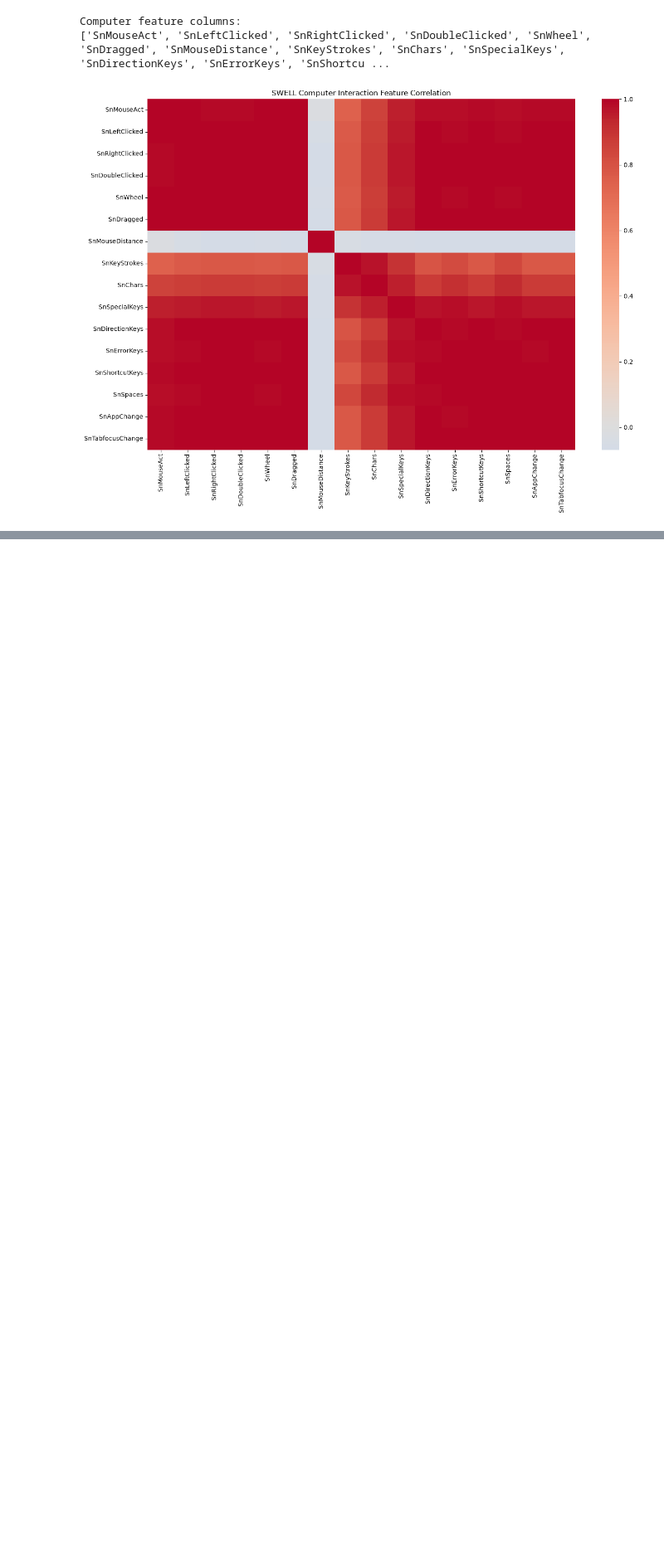
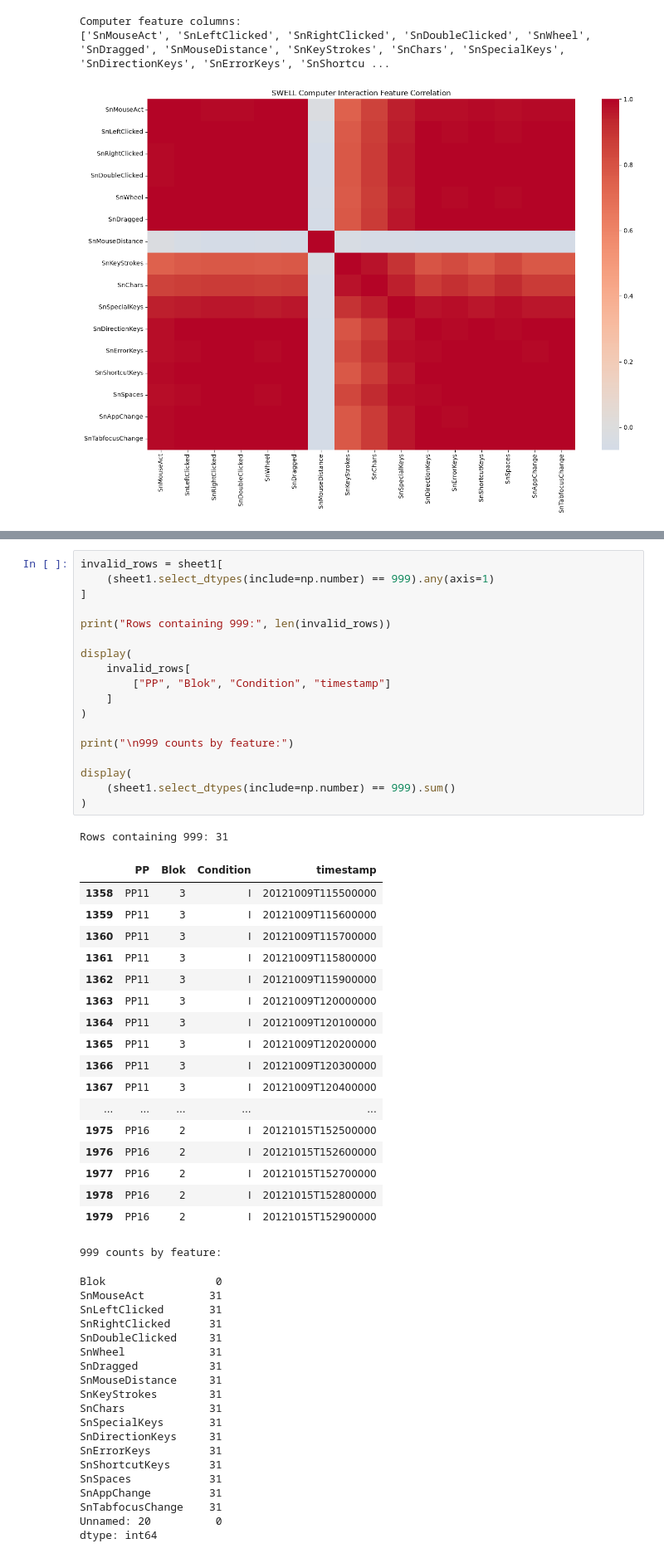
Before and after one commit to Drag0nop/NeuroSync, a Jupyter notebook: experiments/notebooks/03_dataset_exploration.ipynb, the cells around one changed output, grey strips where cells are left out. Shown at 83% size. Drawn from its saved outputs; the diff is of its cells as text; blank space fills up the shorter version.

```diff
--- a/experiments/notebooks/03_dataset_exploration.ipynb
+++ b/experiments/notebooks/03_dataset_exploration.ipynb
@@ -1095,0 +1222,57 @@ Computer feature columns:
+# %%
+invalid_rows = sheet1[
+    (sheet1.select_dtypes(include=np.number) == 999).any(axis=1)
+]
+
+print("Rows containing 999:", len(invalid_rows))
+
+display(
+    invalid_rows[
+        ["PP", "Blok", "Condition", "timestamp"]
+    ]
+)
+
+print("\n999 counts by feature:")
+
+display(
+    (sheet1.select_dtypes(include=np.number) == 999).sum()
+)
+# %% [output]
+Rows containing 999: 31
+|  | PP | Blok | Condition | timestamp |
+| 1358 | PP11 | 3 | I | 20121009T115500000 |
+| 1359 | PP11 | 3 | I | 20121009T115600000 |
+| 1360 | PP11 | 3 | I | 20121009T115700000 |
+| 1361 | PP11 | 3 | I | 20121009T115800000 |
+| 1362 | PP11 | 3 | I | 20121009T115900000 |
+| 1363 | PP11 | 3 | I | 20121009T120000000 |
+| 1364 | PP11 | 3 | I | 20121009T120100000 |
+| 1365 | PP11 | 3 | I | 20121009T120200000 |
+| 1366 | PP11 | 3 | I | 20121009T120300000 |
+| 1367 | PP11 | 3 | I | 20121009T120400000 |
+| ... | ... | ... | ... | ... |
+| 1975 | PP16 | 2 | I | 20121015T152500000 |
+| 1976 | PP16 | 2 | I | 20121015T152600000 |
+| 1977 | PP16 | 2 | I | 20121015T152700000 |
+| 1978 | PP16 | 2 | I | 20121015T152800000 |
+| 1979 | PP16 | 2 | I | 20121015T152900000 |
+999 counts by feature:
+Blok                 0
+SnMouseAct          31
+SnLeftClicked       31
+SnRightClicked      31
+SnDoubleClicked     31
+SnWheel             31
+SnDragged           31
+SnMouseDistance     31
+SnKeyStrokes        31
+SnChars             31
+SnSpecialKeys       31
+SnDirectionKeys     31
+SnErrorKeys         31
+SnShortcutKeys      31
+SnSpaces            31
+SnAppChange         31
+SnTabfocusChange    31
+Unnamed: 20          0
+dtype: int64
```
Also changed, not shown: parts of 17 cells of this notebook.
